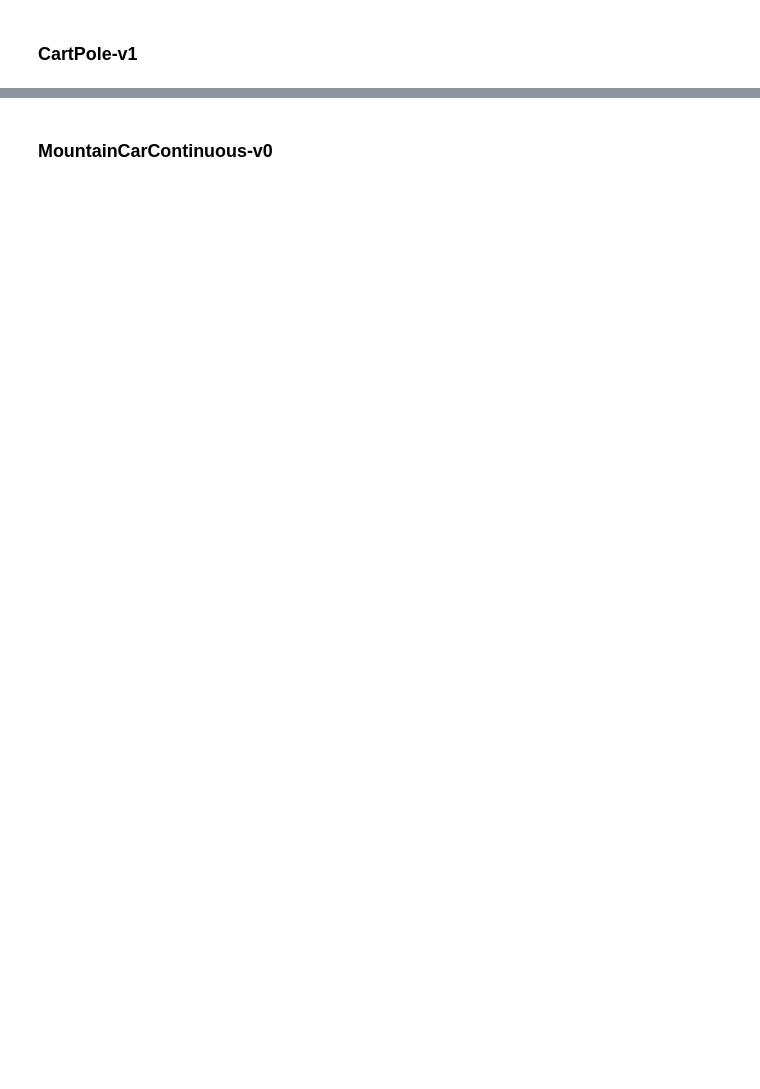
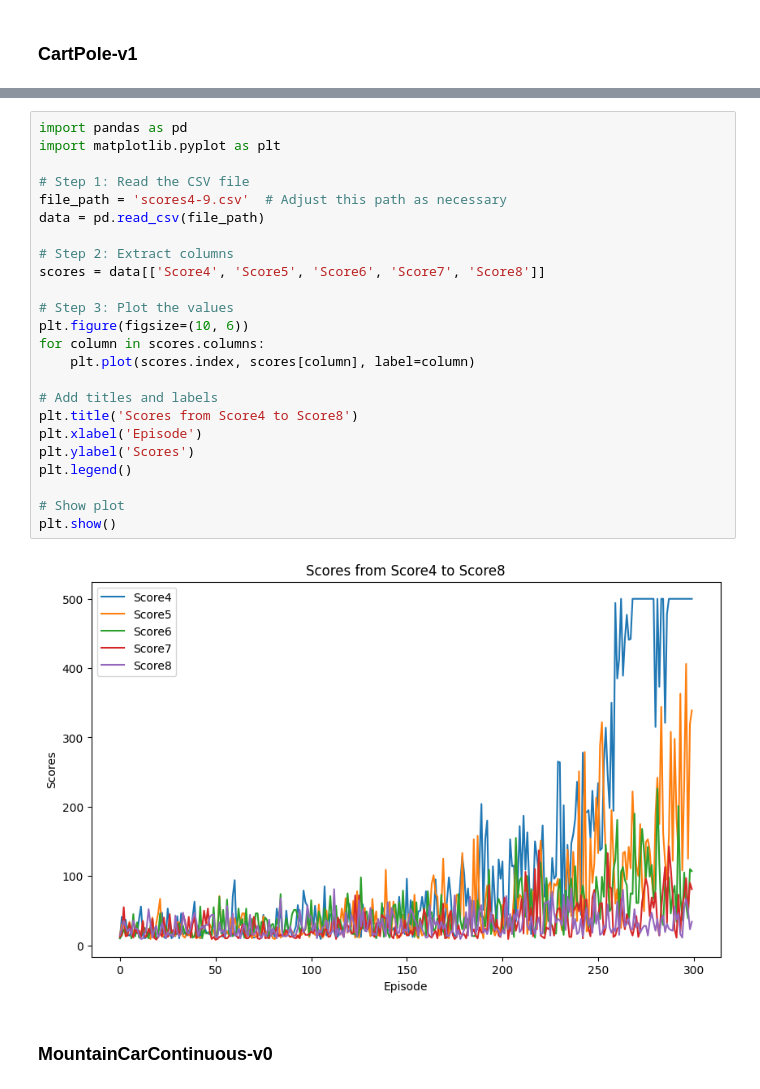
Before and after one commit to mischamez48/PRL_PPO-SAC_ImplPRL_PPO-SAC_Implementationementation, a Jupyter notebook: ppo.ipynb, the cells around one changed output, grey strips where cells are left out. Drawn from its saved outputs; the diff is of its cells as text; blank space fills up the shorter version.

```diff
--- a/ppo.ipynb
+++ b/ppo.ipynb
@@ -49,2 +59,28 @@ GAME COMPLETED
+# %%
+import pandas as pd
+import matplotlib.pyplot as plt
+
+# Step 1: Read the CSV file
+file_path = 'scores4-9.csv'  # Adjust this path as necessary
+data = pd.read_csv(file_path)
+
+# Step 2: Extract columns
+scores = data[['Score4', 'Score5', 'Score6', 'Score7', 'Score8']]
+
+# Step 3: Plot the values
+plt.figure(figsize=(10, 6))
+for column in scores.columns:
+    plt.plot(scores.index, scores[column], label=column)
+
+# Add titles and labels
+plt.title('Scores from Score4 to Score8')
+plt.xlabel('Episode')
+plt.ylabel('Scores')
+plt.legend()
+
+# Show plot
+plt.show()
+# %% [output]
+[figure, added]
 # %% [markdown]
 ### MountainCarContinuous-v0
```
Also changed, not shown: parts of 15 cells of this notebook, 29 other files.
